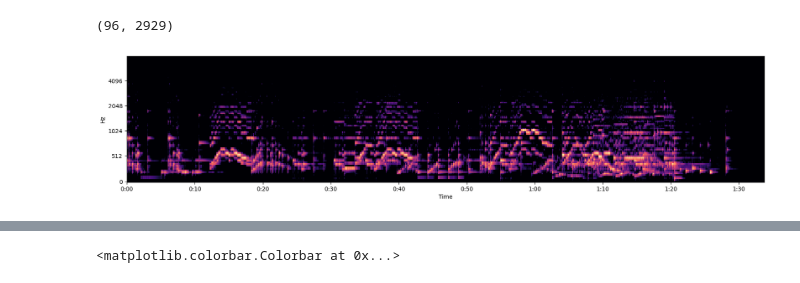
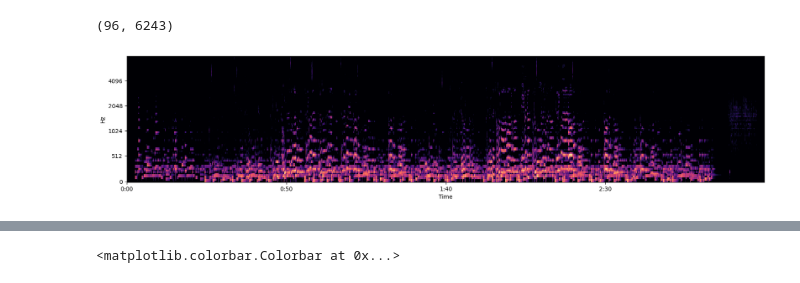
Before and after one commit to hugoalfedoputra/mudelling, a Jupyter notebook: prep/file-from-laptop-test.ipynb, the cells around one changed output, grey strips where cells are left out. Cells and saved outputs as stored; diff of their text form; code cells hidden in the pictures.

```diff
--- a/prep/file-from-laptop-test.ipynb
+++ b/prep/file-from-laptop-test.ipynb
@@ -64,27 +64,27 @@ finally:
 # %%
 import numpy as np
 import matplotlib.pyplot as plt
 import librosa
 from pprint import pprint
 
 # INPUT_LEN_SECS = 30
 SAMPLE_RATE = 16000
 # SAMPLES = INPUT_LEN_SECS * SAMPLE_RATE
 
-y, sr = librosa.load('./temp/00/1009600.mp3', sr=SAMPLE_RATE)
+y, sr = librosa.load('./temp/00/970600.mp3', sr=SAMPLE_RATE)
 # y_midpoint = len(y) // 2
 # before_mid = y_midpoint - (SAMPLES // 2)
 # after_mid = y_midpoint + (SAMPLES // 2)
 
 # n_fft = 2048; hop_length = 512
 s = librosa.feature.melspectrogram(y=y, sr=sr, n_mels=96)
 s_db = librosa.amplitude_to_db(s, ref=1e-12)
 print(s_db.shape)
 
 plt.figure(figsize=(20,4))
 librosa.display.specshow(s_db, sr=sr, x_axis='time', y_axis='mel')
 # plt.colorbar()
 plt.show()
 # %% [output]
-(96, 2929)
+(96, 6243)
-[figure, old version]
+[figure, new version]
```
Also changed, not shown: parts of 6 cells of this notebook, 11 other files.
